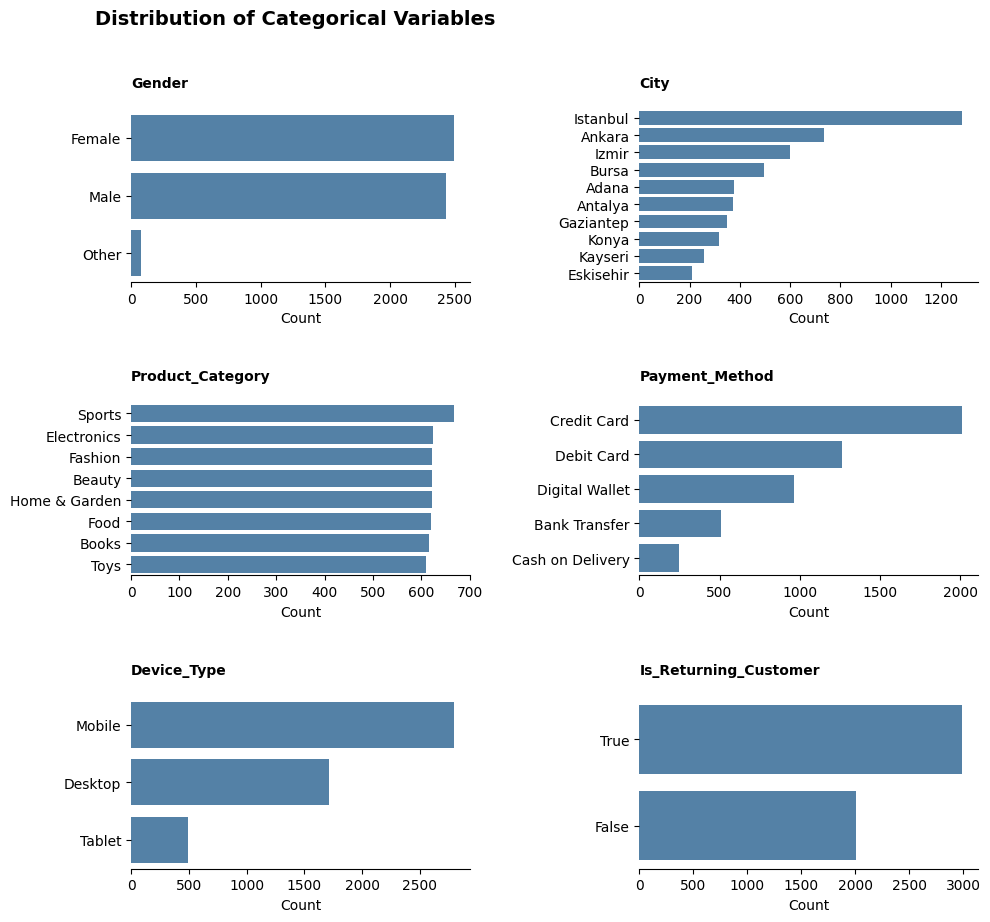
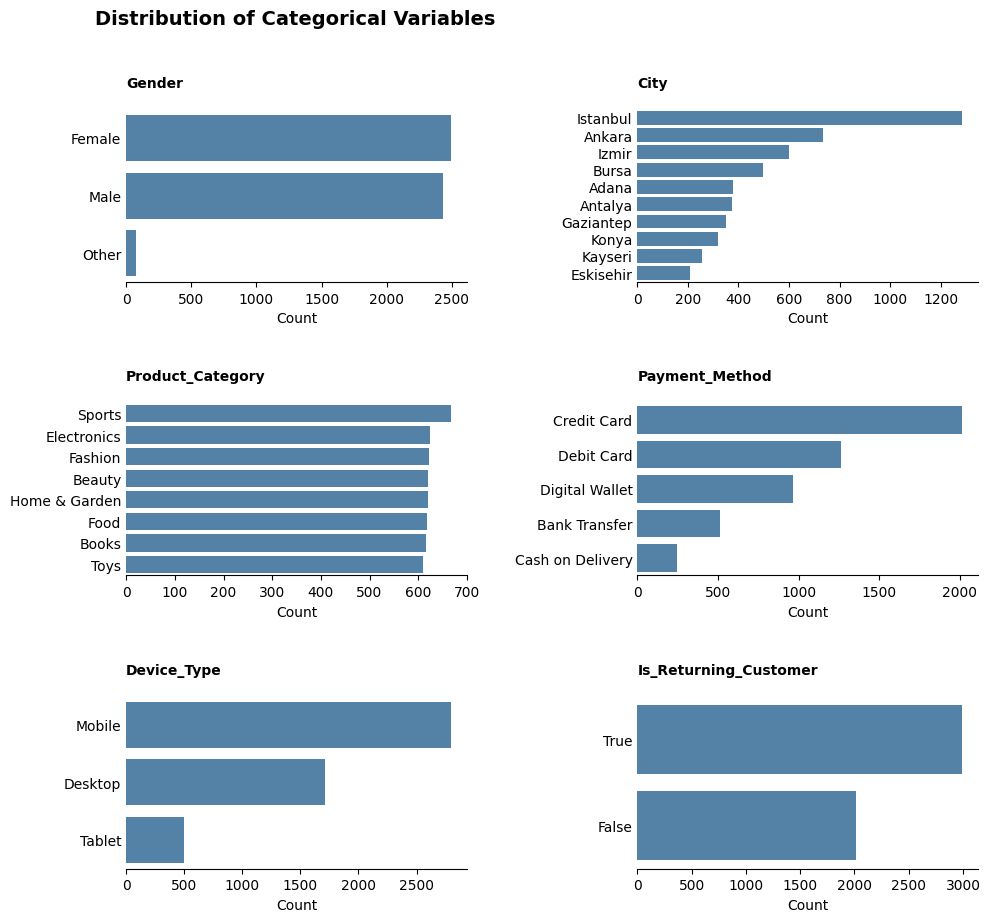
The notebook cell's code change between the first figure and the second:
--- before
+++ after
@@ -11,4 +11,5 @@
     sns.countplot(data=df_purchase_experience, y=col, order=order, ax=axes[i], color="steelblue")
     axes[i].set_xlabel("Count")
+    axes[i].tick_params(axis="y", length=0)
     axes[i].set_ylabel(None)
     axes[i].set_title(col, loc="left", pad=16, fontsize=10, fontweight="bold")

Commit: Complete Week 6